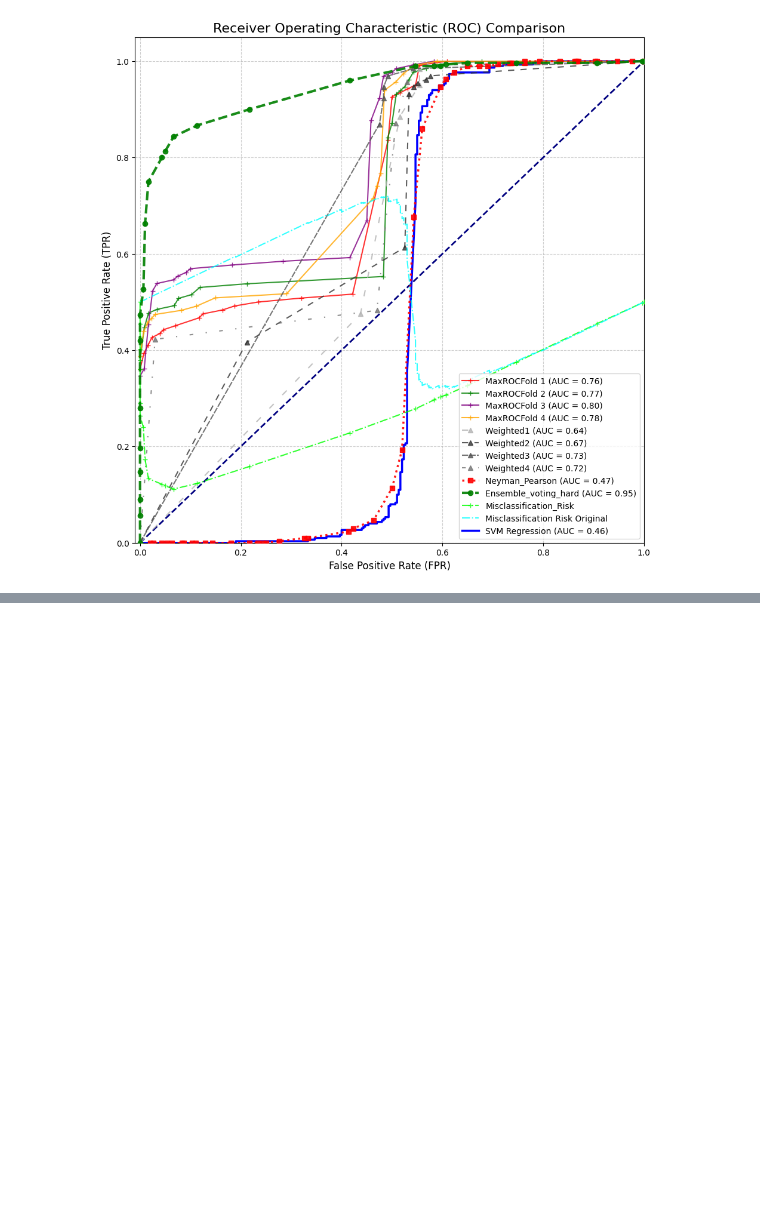
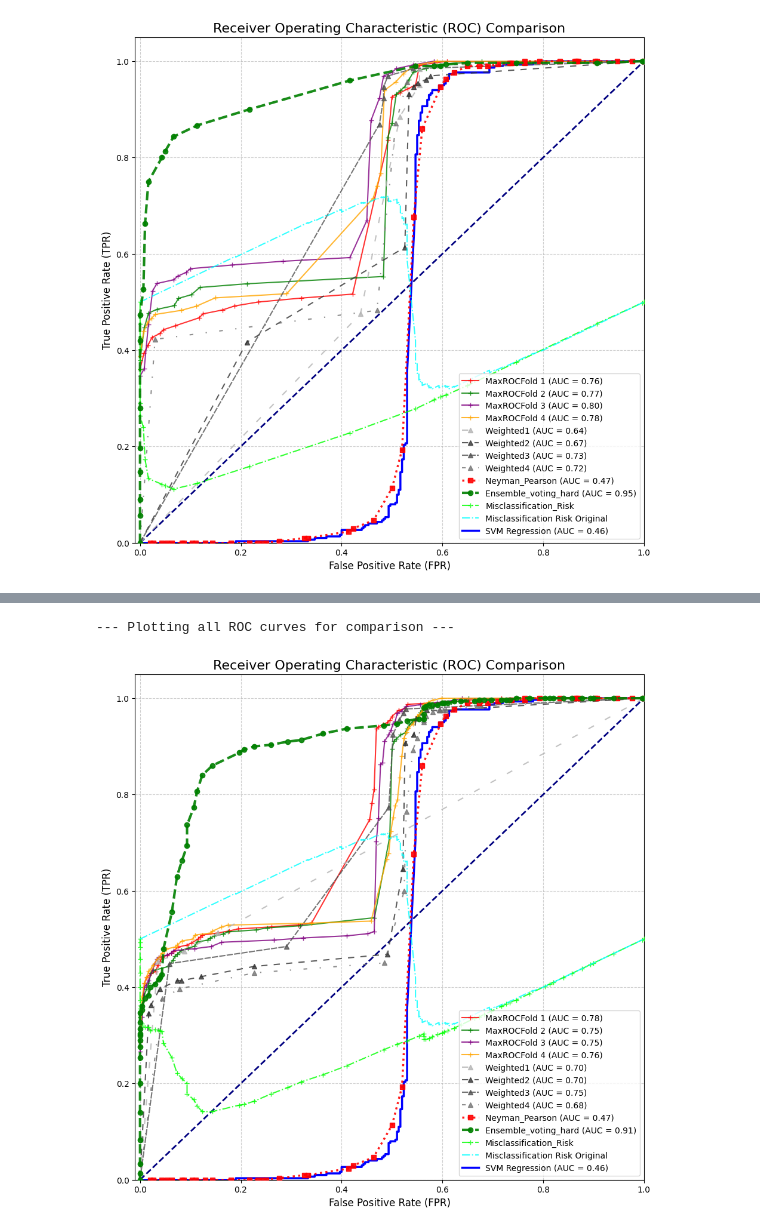
Before and after one commit to katzkid/RoC_Analysis, a Jupyter notebook: SVM_data1_weighted.ipynb, the cells around one changed output, grey strips where cells are left out. Saved outputs shown, nothing was run; the diff lists cells and outputs as text; code cells hidden in the pictures; blank space fills up the shorter version.

Commit message:
Bootstrap: logistic and SVM

```diff
--- a/SVM_data1_weighted.ipynb
+++ b/SVM_data1_weighted.ipynb
@@ -542,0 +630,8 @@ plot_roc_comparison(
+# %%
+from predict_ensemble_and_evaluate import save_to_pickle, load_from_pickle
+from predict_ensemble_and_evaluate import predict_ensemble_and_evaluate
+from predict_ensemble_and_evaluate import plot_roc_comparison
+from predict_ensemble_and_evaluate import make_curve_monotonic
+
+# Load the data
+list_folds_best_models, list_folds_weighted_clfs, results_original_roc, test_loader = load_from_pickle(filename='pickle/SVM_data1_weighted_bootstrap.pkl')
@@ -542,0 +640,13 @@ plot_roc_comparison(
+# %%
+import numpy as np
+
+# --- Loop through all the FPR values to generate the ensemble ROC curve ---
+
+
+
+results_tuple, prior_proba = predict_ensemble_and_evaluate(list_folds_best_models=list_folds_best_models,
+    test_loader=test_loader)
+
+ensemble_results_soft = results_tuple['soft_voting']
+ensemble_results_hard = results_tuple['hard_voting']
+misclassification_risk = results_tuple['misclassification_risk']
@@ -542,0 +661,21 @@ plot_roc_comparison(
+# %%
+
+# plot the best classifiers of all folds
+results_lists = []
+results_lists.extend(list_folds_best_models)
+results_lists.extend(list_folds_weighted_clfs)
+results_lists.append(constrained_points)
+results_lists.append(ensemble_results_hard)
+results_lists.append(misclassification_risk)
+
+
+# --- Plot the final comparison ---
+print("\n--- Plotting all ROC curves for comparison ---")
+plot_roc_comparison(
+    results_lists=results_lists,
+    names=["MaxROCFold 1", "MaxROCFold 2", "MaxROCFold 3", "MaxROCFold 4", "Weighted1", "Weighted2", "Weighted3", "Weighted4", "Neyman_Pearson", "Ensemble_voting_hard", "Misclassification_Risk"],
+    results_original_roc=results_original_roc, plot_name="svm_weighted_data1_bootstrap", prior_prob=prior_proba
+)
+# %% [output]
+--- Plotting all ROC curves for comparison ---
+[figure, added]
```
Also changed, not shown: parts of 5 cells of this notebook, 23 other files.
